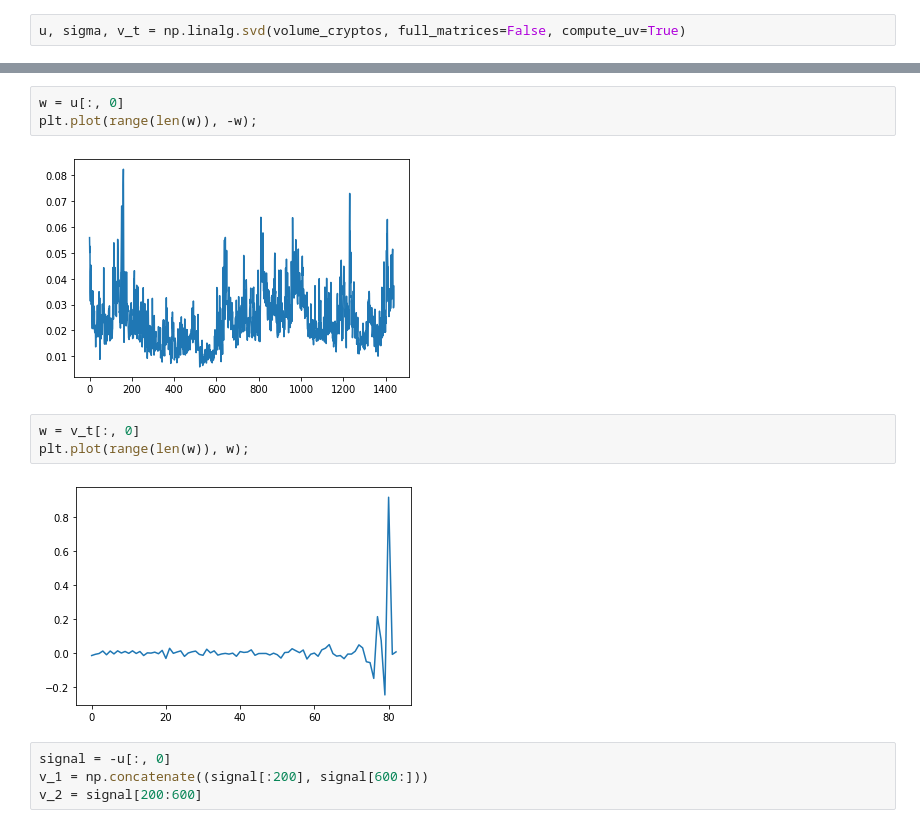
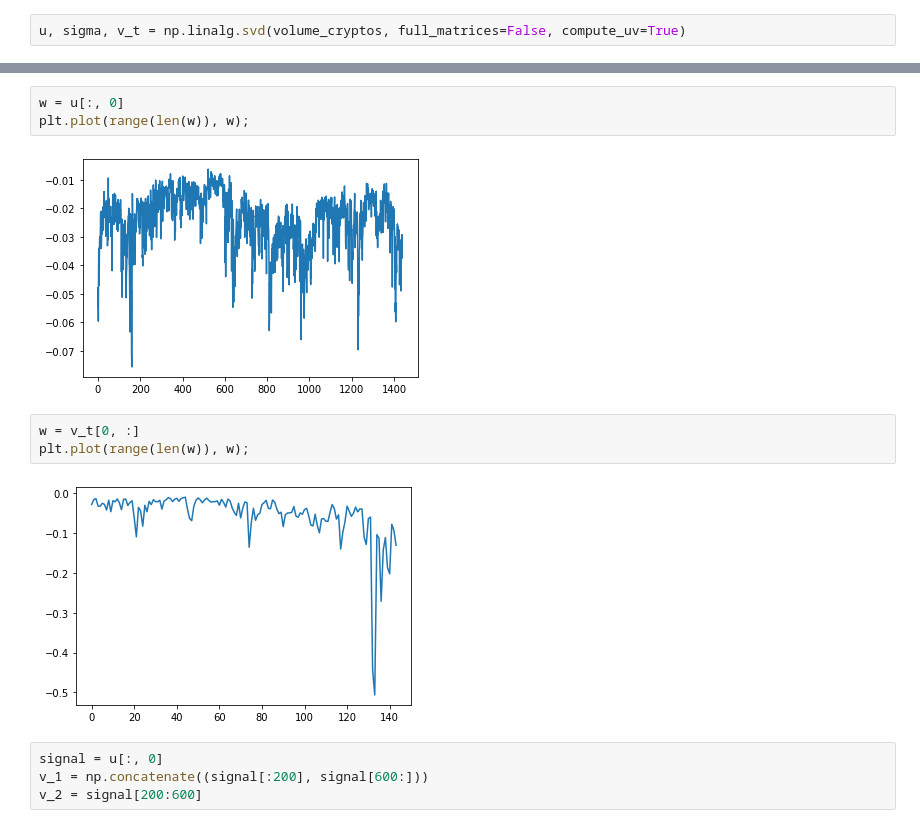
Before and after one commit to 2667schummr/gsp-lab2-svd-analysis-crypto, a Jupyter notebook: volume_svd_analysis.ipynb, the cells around one changed output, grey strips where cells are left out. Cells and saved outputs as stored; diff of their text form.

```diff
--- a/volume_svd_analysis.ipynb
+++ b/volume_svd_analysis.ipynb
@@ -61,15 +68,15 @@ plt.scatter(range(len(sigma)), sigma);
 # %%
 w = u[:, 0]
-plt.plot(range(len(w)), -w);
+plt.plot(range(len(w)), w);
 # %% [output]
-[figure, old version]
+[figure, new version]
 # %%
-w = v_t[:, 0]
+w = v_t[0, :]
 plt.plot(range(len(w)), w);
 # %% [output]
-[figure, old version]
+[figure, new version]
 # %%
-signal = -u[:, 0]
+signal = u[:, 0]
 v_1 = np.concatenate((signal[:200], signal[600:]))
 v_2 = signal[200:600]
 # %%
```
Also changed, not shown: parts of 30 cells of this notebook, 1 other file.
